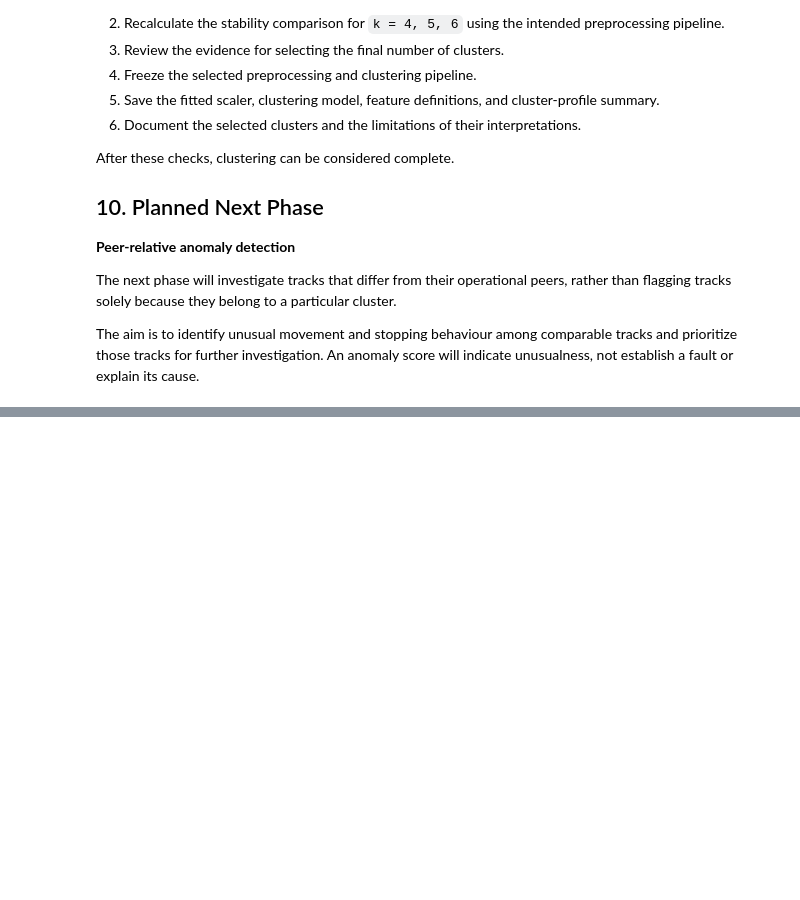
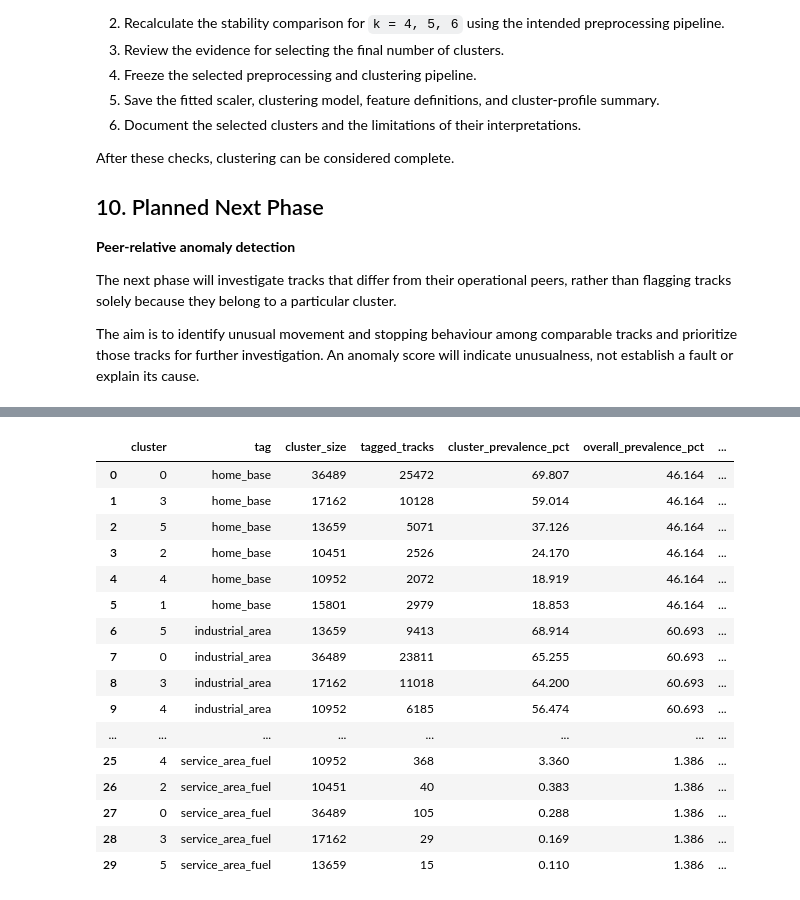
Before and after one commit to Bhargeshjani03/dt-cargo-vehicle-telemetry-, a Jupyter notebook: notebooks/PCA_analysis.ipynb, the cells around one changed output, grey strips where cells are left out. Saved outputs shown, nothing was run; the diff lists cells and outputs as text; code cells hidden in the pictures; blank space fills up the shorter version.

```diff
--- a/notebooks/PCA_analysis.ipynb
+++ b/notebooks/PCA_analysis.ipynb
@@ -5811,0 +6045,17 @@ The aim is to identify unusual movement and stopping behaviour among comparable
+# %%
+# Check the fitted six-component model and its likelihood
+gmm_6 = GaussianMixture(
+    n_components=6,
+    covariance_type="full",
+    n_init=3,
+    reg_covar=1e-6,
+    random_state=42
+)
+gmm_6.fit(X_movement_scaled)
+
+print("Converged:", gmm_6.converged_)
+print("Iterations:", gmm_6.n_iter_)
+print("Mean log-likelihood per track:", gmm_6.score(X_movement_scaled))
+print("Component weights:", gmm_6.weights_)
+print("BIC:", gmm_6.bic(X_movement_scaled))
+print("AIC:", gmm_6.aic(X_movement_scaled))
@@ -5811,0 +6297,71 @@ The aim is to identify unusual movement and stopping behaviour among comparable
+# %%
+# Context tags to profile after clustering.
+context_cols = [
+    "home_base",
+    "long_haul",
+    "industrial_area",
+    "rest_area",
+    "service_area_fuel"
+]
+
+model_k6 = movement_models[("Standardized features", 6)]
+
+assert len(model_k6.labels_) == len(profile_df), (
+    "Cluster labels and profile_df have different lengths. "
+    "Check row alignment before proceeding."
+)
+
+temp_k6 = profile_df[context_cols].copy()
+temp_k6["cluster"] = model_k6.labels_
+
+# Convert Boolean tags to numeric if needed.
+for col in context_cols:
+    temp_k6[col] = temp_k6[col].astype(float)
+
+overall_prevalence = temp_k6[context_cols].mean()
+
+rows = []
+
+for cluster_id, group in temp_k6.groupby("cluster"):
+    for tag in context_cols:
+        prevalence = group[tag].mean()
+        baseline = overall_prevalence[tag]
+
+        rows.append({
+            "cluster": cluster_id,
+            "tag": tag,
+            "cluster_size": len(group),
+            "tagged_tracks": int(group[tag].sum()),
+            "cluster_prevalence_pct": prevalence * 100,
+            "overall_prevalence_pct": baseline * 100,
+            "prevalence_ratio": (
+                prevalence / baseline if baseline > 0 else np.nan
+            )
+        })
+
+context_k6 = pd.DataFrame(rows)
+
+display(
+    context_k6.sort_values(
+        ["tag", "prevalence_ratio"],
+        ascending=[True, False]
+    ).round(3).reset_index(drop=True)
+)
+# %% [output]
+|  | cluster | tag | cluster_size | tagged_tracks | cluster_prevalence_pct | overall_prevalence_pct | ... |
+| 0 | 0 | home_base | 36489 | 25472 | 69.807 | 46.164 | ... |
+| 1 | 3 | home_base | 17162 | 10128 | 59.014 | 46.164 | ... |
+| 2 | 5 | home_base | 13659 | 5071 | 37.126 | 46.164 | ... |
+| 3 | 2 | home_base | 10451 | 2526 | 24.170 | 46.164 | ... |
+| 4 | 4 | home_base | 10952 | 2072 | 18.919 | 46.164 | ... |
+| 5 | 1 | home_base | 15801 | 2979 | 18.853 | 46.164 | ... |
+| 6 | 5 | industrial_area | 13659 | 9413 | 68.914 | 60.693 | ... |
+| 7 | 0 | industrial_area | 36489 | 23811 | 65.255 | 60.693 | ... |
+| 8 | 3 | industrial_area | 17162 | 11018 | 64.200 | 60.693 | ... |
+| 9 | 4 | industrial_area | 10952 | 6185 | 56.474 | 60.693 | ... |
+| ... | ... | ... | ... | ... | ... | ... | ... |
+| 25 | 4 | service_area_fuel | 10952 | 368 | 3.360 | 1.386 | ... |
+| 26 | 2 | service_area_fuel | 10451 | 40 | 0.383 | 1.386 | ... |
+| 27 | 0 | service_area_fuel | 36489 | 105 | 0.288 | 1.386 | ... |
+| 28 | 3 | service_area_fuel | 17162 | 29 | 0.169 | 1.386 | ... |
+| 29 | 5 | service_area_fuel | 13659 | 15 | 0.110 | 1.386 | ... |
```
Also changed, not shown: parts of 35 cells of this notebook, 1 other file.
